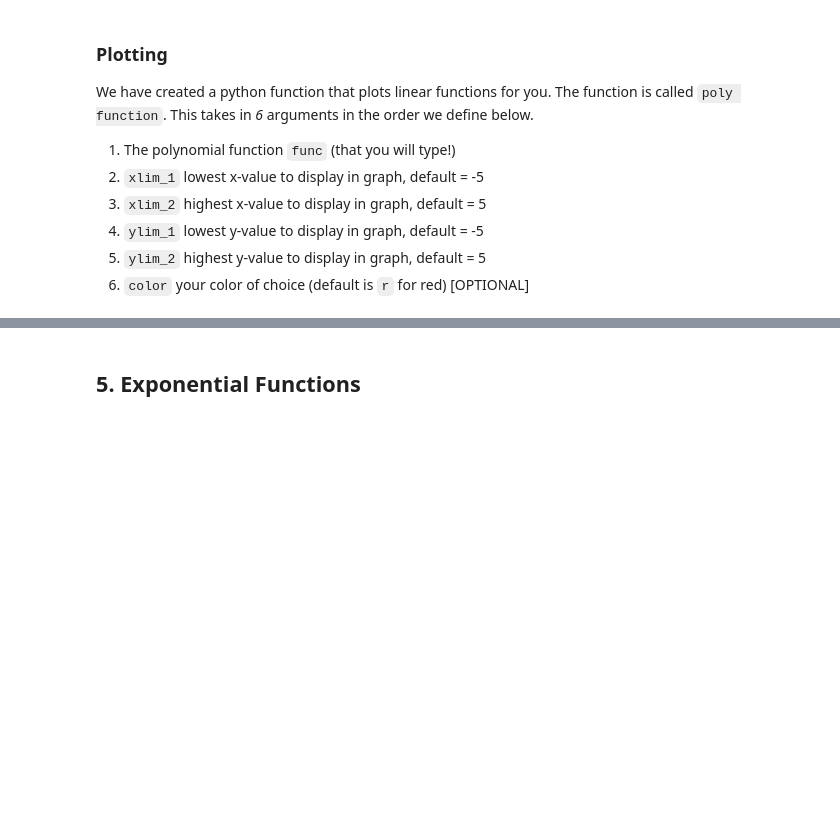
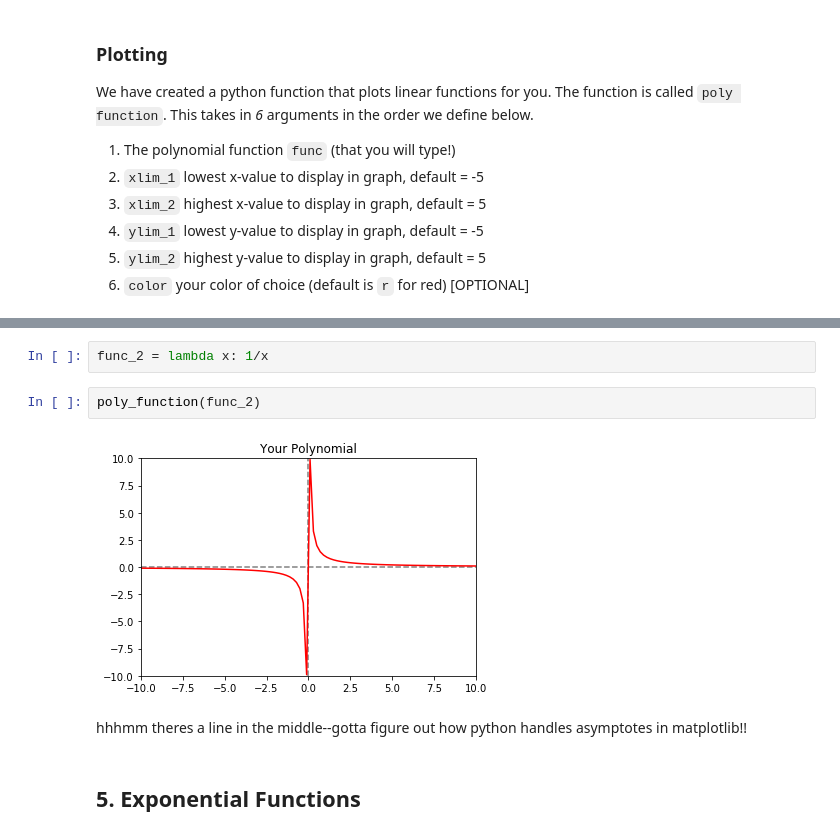
Before and after one commit to s-miramontes/SDMesa, a Jupyter notebook: Functions.ipynb, the cells around one changed output, grey strips where cells are left out. Drawn from its saved outputs; the diff is of its cells as text; blank space fills up the shorter version.

```diff
--- a/Functions.ipynb
+++ b/Functions.ipynb
@@ -353,3 +414,11 @@ NameError: name 'x' is not defined
+# %%
+func_2 = lambda x: 1/x
+# %%
+poly_function(func_2)
+# %% [output]
+[figure, added]
+# %% [markdown]
+hhhmm theres a line in the middle--gotta figure out how python handles asymptotes in matplotlib!!
 # %% [markdown]
 ## 5. Exponential Functions
 # %% [markdown]
```
Also changed, not shown: parts of 20 cells of this notebook.
